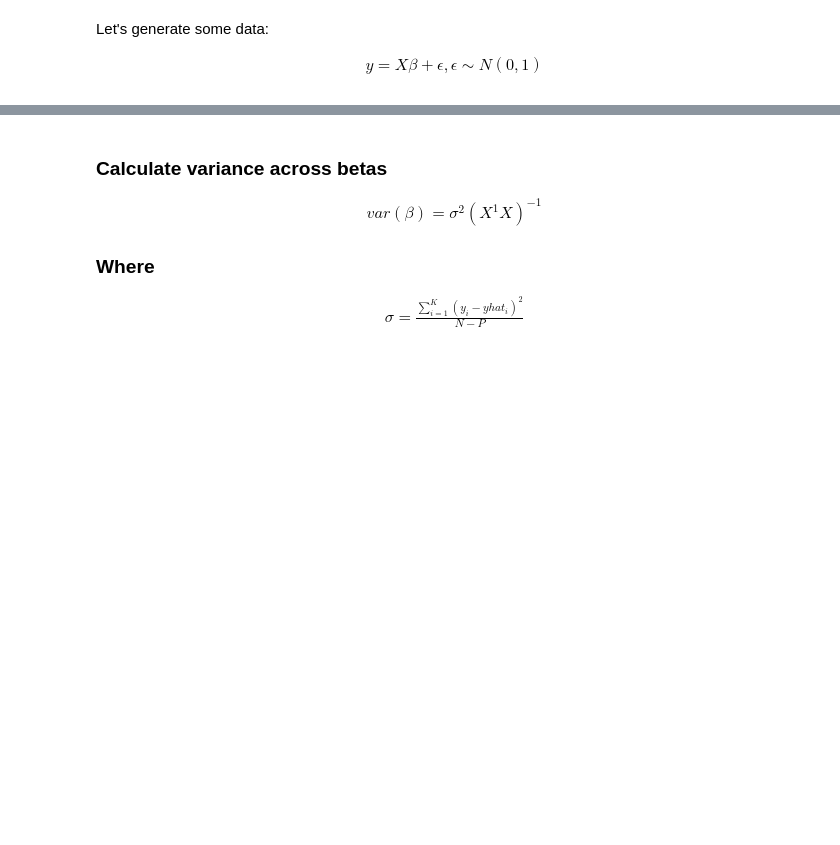
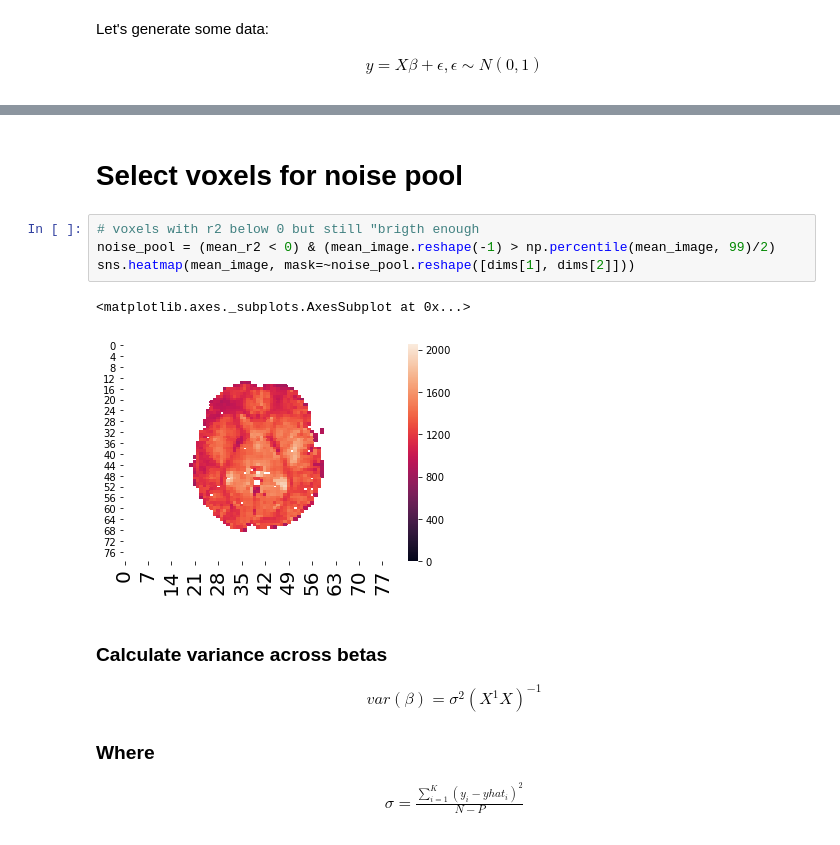
Before and after one commit to Charestlab/pyGLMdenoise, a Jupyter notebook: glmdenoise/poc.ipynb, the cells around one changed output, grey strips where cells are left out. Saved outputs shown, nothing was run; the diff lists cells and outputs as text; blank space fills up the shorter version.

```diff
--- a/glmdenoise/poc.ipynb
+++ b/glmdenoise/poc.ipynb
@@ -124,3 +141,12 @@ rsq = 1 - (np.sum((y - yhat)**2, axis=0) / np.sum(y**2, axis=0))
+# %% [markdown]
+# Select voxels for noise pool
+# %%
+# voxels with r2 below 0 but still "brigth enough
+noise_pool = (mean_r2 < 0) & (mean_image.reshape(-1) > np.percentile(mean_image, 99)/2)
+sns.heatmap(mean_image, mask=~noise_pool.reshape([dims[1], dims[2]]))
+# %% [output]
+<matplotlib.axes._subplots.AxesSubplot at 0x...>
+[figure, added]
 # %% [markdown]
 ### Calculate variance across betas
 \begin{align}
```
Also changed, not shown: parts of 23 cells of this notebook.
